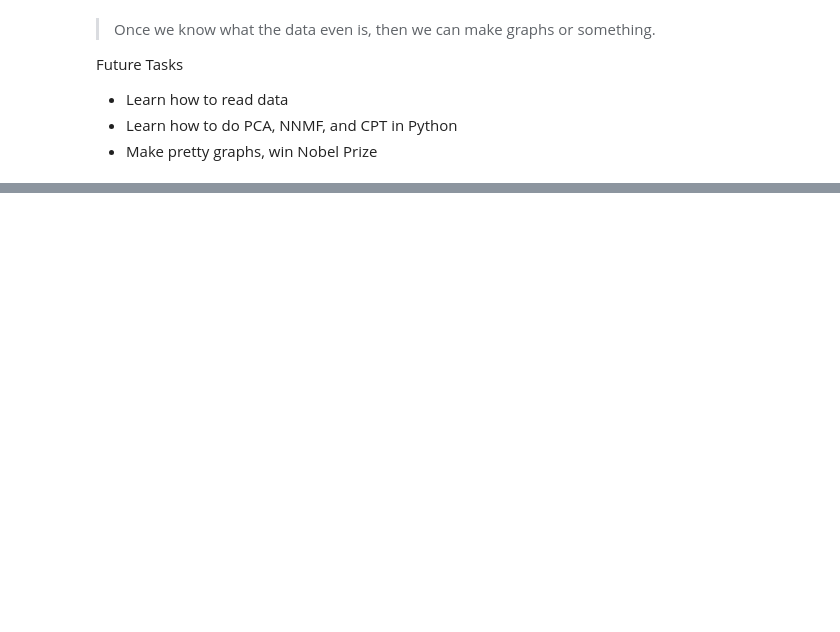
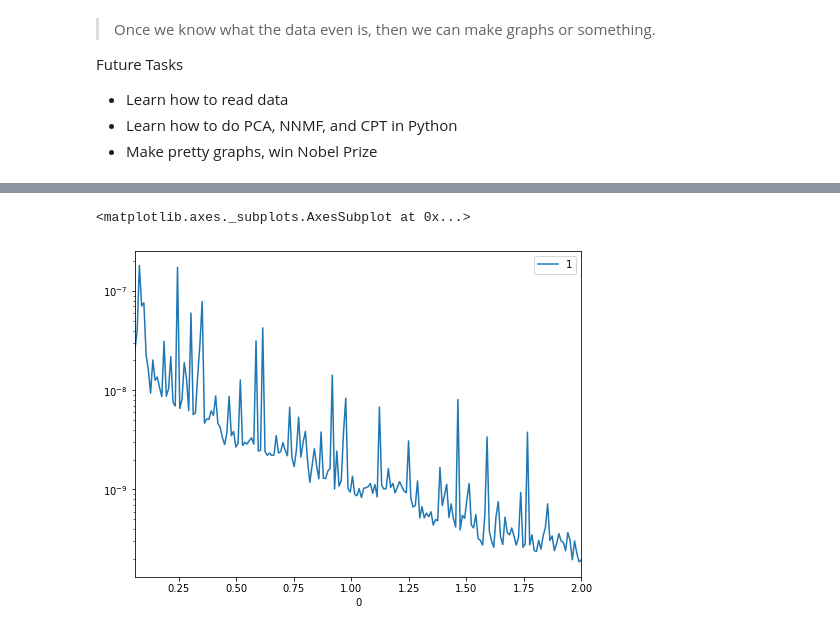
Before and after one commit to Dithizone/Math398-Project, a Jupyter notebook: PNNL_Analysis.ipynb, the cells around one changed output, grey strips where cells are left out. Cells and saved outputs as stored; diff of their text form; code cells hidden in the pictures; blank space fills up the shorter version.

Commit message:
Graphing SpectraMatrixWithXAxis.csv

```diff
--- a/PNNL_Analysis.ipynb
+++ b/PNNL_Analysis.ipynb
@@ -13,8 +9,8 @@ Initialization successful.
 # %%
 # Setting up the dataframe
 
-path = "SpectraMatrix.csv"
-PNNLdata = pd.read_csv(path, header=None)
+path = "SpectraMatrixWithXAxis.csv"
+PNNLdata = pd.read_csv(path, header=None, index_col=0)
 PNNLdata.info()
 # %% [output]
 <class 'pandas.core.frame.DataFrame'>
@@ -32,0 +51,5 @@ Future Tasks
+# %%
+PNNLdata.plot(kind="line", y=1, figsize=(8, 6), logy=True)
+# %% [output]
+<matplotlib.axes._subplots.AxesSubplot at 0x...>
+[figure, added]
```
Also changed, not shown: parts of 7 cells of this notebook, 1 other file.
